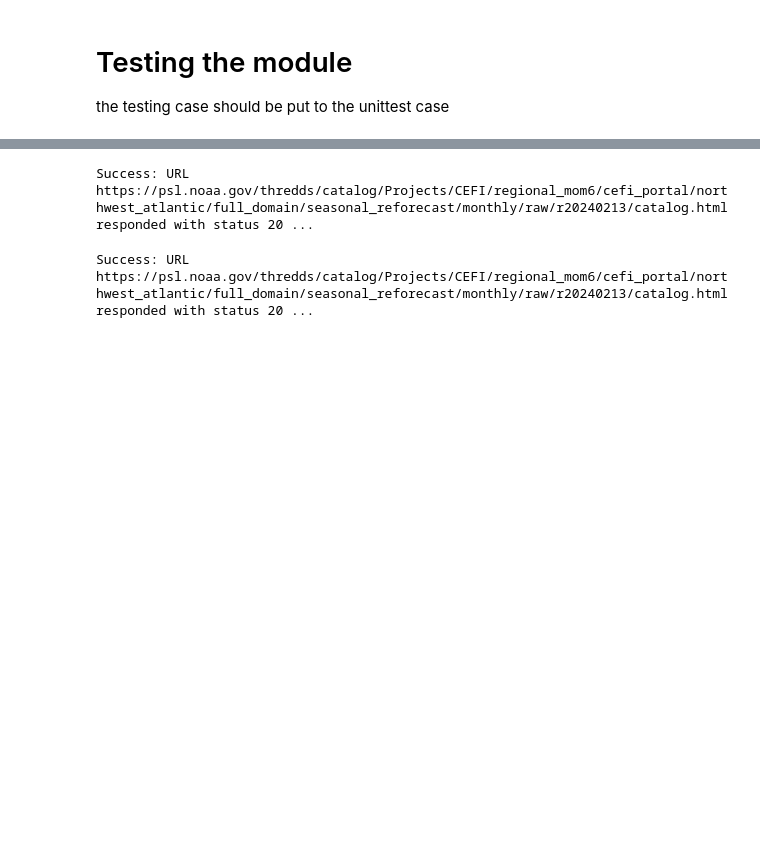
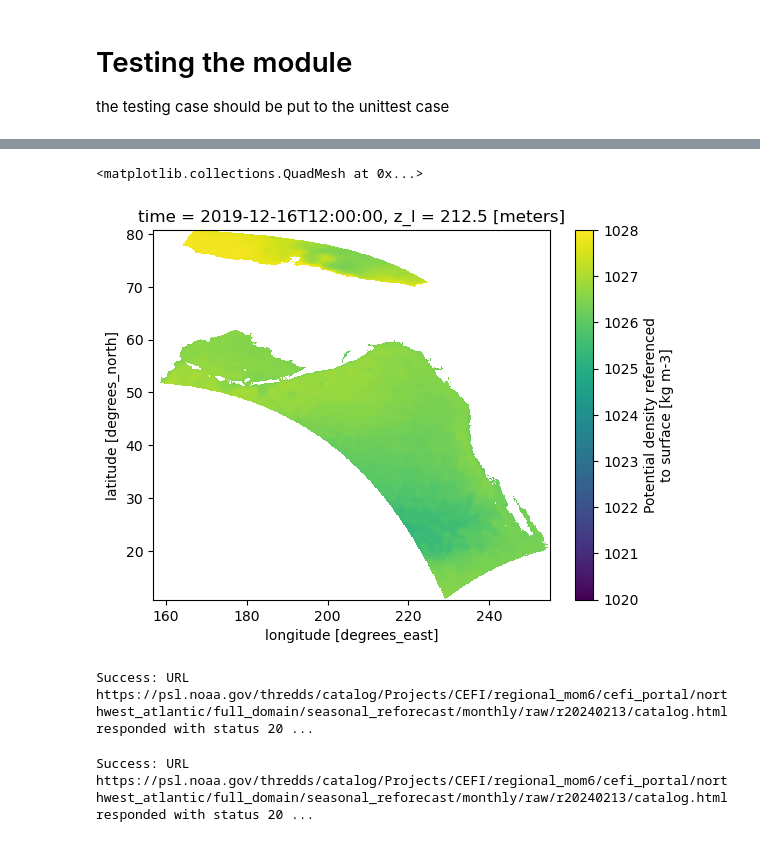
Before and after one commit to NOAA-CEFI-Portal/regional_mom6, a Jupyter notebook: mom6/notebook/test_module.ipynb, the cells around one changed output, grey strips where cells are left out. Drawn from its saved outputs; the diff is of its cells as text; code cells hidden in the pictures; blank space fills up the shorter version.

Commit message:
testing output

```diff
--- a/mom6/notebook/test_module.ipynb
+++ b/mom6/notebook/test_module.ipynb
@@ -5,3 +35,6 @@ the testing case should be put to the unittest case
 # %%
 import xarray as xr
 from mom6.mom6_module import mom6_read
+# %%
+# nwa_raw = mom6_read.AccessFiles(region='northeast_pacific',subdomain='full_domain',experiment_type='hindcast',output_frequency='daily',grid_type='raw',release='r20241015',data_source='local',local_top_dir='/Projects/CEFI/regional_mom6/')
+nwa_regrid = mom6_read.AccessFiles(region='northeast_pacific',subdomain='full_domain',experiment_type='hindcast',output_frequency='daily',grid_type='regrid',release='r20241015',data_source='local',local_top_dir='/Projects/CEFI/regional_mom6/')
@@ -8,3 +74,8 @@ from mom6.mom6_module import mom6_read
+# %%
+xr.open_dataset(nwa_regrid.get(var_name)[0],chunks={})[var_name].isel(time=-1,z_l=-30).plot(vmin=1020,vmax=1028)
+# %% [output]
+<matplotlib.collections.QuadMesh at 0x...>
+[figure, added]
 # %%
 nwa_opendap = mom6_read.AccessFiles(region='northwest_atlantic',subdomain='full_domain',experiment_type='seasonal_reforecast',output_frequency='monthly',grid_type='raw',release='r20240213',data_source='opendap')
 # %% [output]
```
Also changed, not shown: parts of 18 cells of this notebook, 1 other file.
